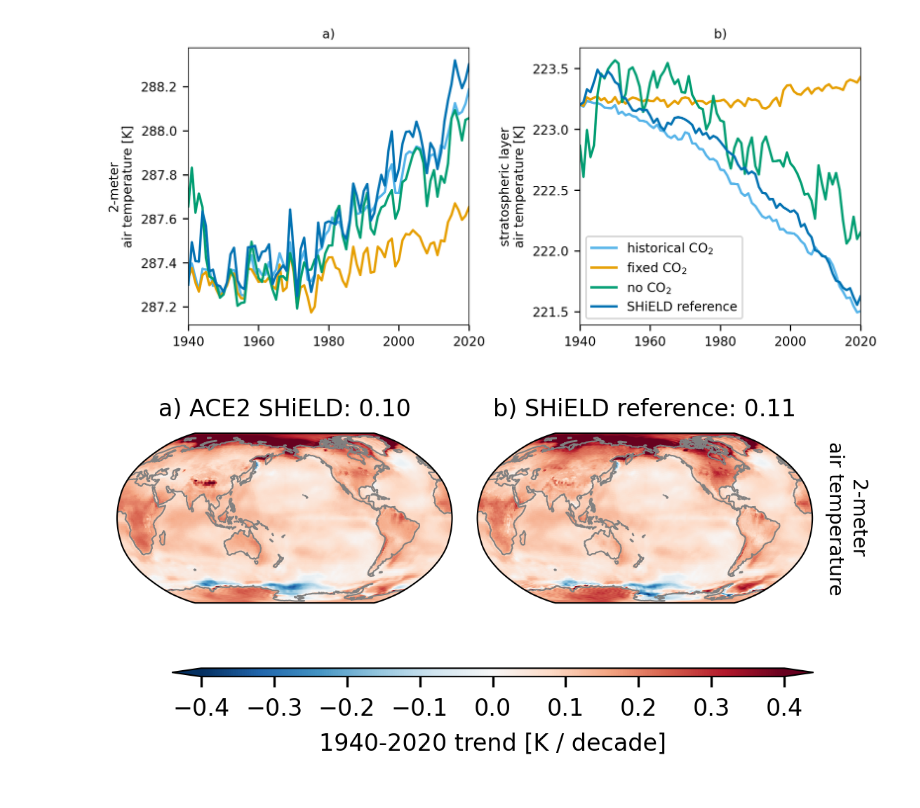
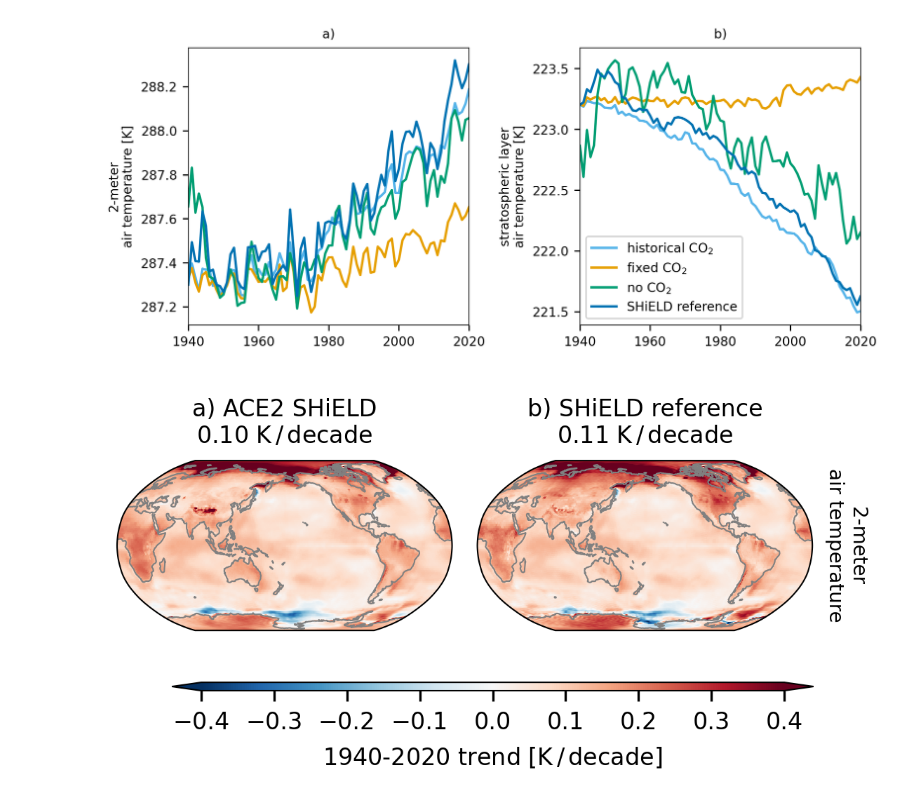
Before and after one commit to ai2cm/ace2-paper, a Jupyter notebook: notebooks/climate_skill_1deg_co2_sensitivity.ipynb, the cells around one changed output. Cells and saved outputs as stored; diff of their text form; code cells hidden in the pictures.

Commit message:
Update CO2 sensitivity and trend map plots

```diff
--- a/notebooks/climate_skill_1deg_co2_sensitivity.ipynb
+++ b/notebooks/climate_skill_1deg_co2_sensitivity.ipynb
@@ -121,6 +120,8 @@ for ax, var, letter in zip(axes.flatten(), EVAL_VARS, ascii_lowercase):
     ax.set_ylabel(f"{var.long_name} [{var.units}]")
     if ax == axes.flatten()[-1]:
         ax.legend(hg, [r'historical CO$_2$', r'fixed CO$_2$', r'no CO$_2$', r'SHiELD reference'])
+    ax.set_facecolor('white')
+fig.patch.set_alpha(0.0)
 fig.tight_layout()
 savefig(fig, 'climate_skill_1deg_temperature_co2_sensitivity.png')
 # %% [output]
@@ -145,7 +146,7 @@ def plot_faceted_maps(da_spatial, facets, cbar_label, weights=weights, figsize=f
             row_indexer = {facets['row']: i}
             col_name = da_spatial.isel(**col_indexer)[facets['col']].item()
             global_mean = da_spatial.isel(**col_indexer, **row_indexer).weighted(weights).mean().item()
-            ax.set_title(f"{ascii_lowercase[i_panel]}) {col_name.replace('-', ' ')}: {global_mean:0.2f}")
+            ax.set_title(f"{ascii_lowercase[i_panel]}) {col_name.replace('-', ' ')}\n{global_mean:0.2f} K$\,$/$\,$decade")
             if ax == ax_row[-1]:
                 # need this special logic to dynamically set the right-side "title" labels
                 # of xr facetgrid plots, as they are not titles or axis labels but annotations
@@ -168,20 +169,20 @@ def plot_faceted_maps(da_spatial, facets, cbar_label, weights=weights, figsize=f
 # %%
 plot_vars = [EVAL_VARS[0]]
 
 ic_mean_trends = prediction_trends.mean('IC')[[var.name for var in plot_vars]]
 ic_mean_trends = ic_mean_trends.sel(group=['historical-CO2', 'SHiELD-reference'])
 ic_mean_trends['group'] = ['ACE2-SHiELD', 'SHiELD-reference'] # names for plotting
 ic_mean_trends_allvars = (
     ic_mean_trends
     .to_array(dim='variable_name', name='variable_name')
     .assign_coords({'variable_long_name': xr.DataArray([var.long_name for var in plot_vars], dims=['variable_name'])})
 )
-cbar_label = '1940-2020 trend [K / decade]'
+cbar_label = '1940-2020 trend [K$\,$/$\,$decade]'
 plot_kwargs = dict(vmin=-0.4, vmax=0.4, cmap='RdBu_r')
 facets = {'col': 'group', 'row': 'variable_name'}
 
 fg = plot_faceted_maps(ic_mean_trends_allvars, facets, cbar_label, **plot_kwargs)
 fg.fig.tight_layout()
 savefig(fg.fig, 'supplemental_2m_temperature_trends.png')
 # %% [output]
-[figure, old version]
+[figure, new version]
```
Also changed, not shown: parts of 1 cell of this notebook, 2 other files.
